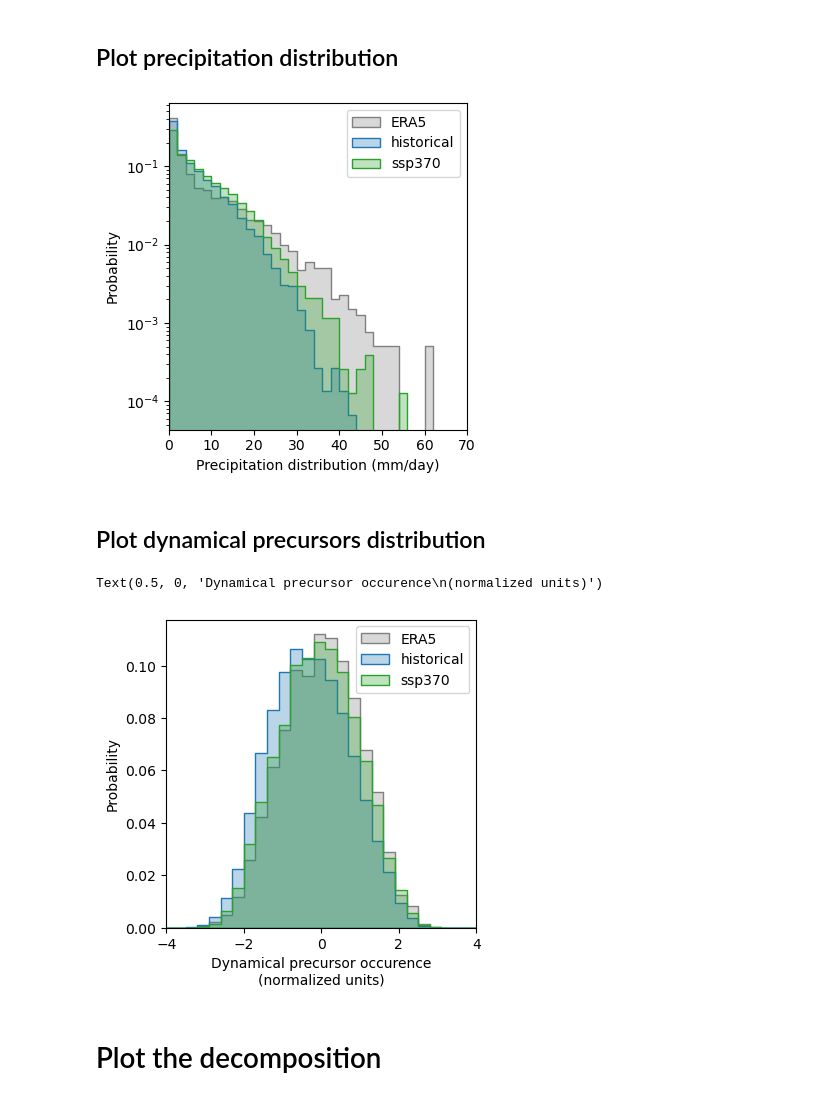
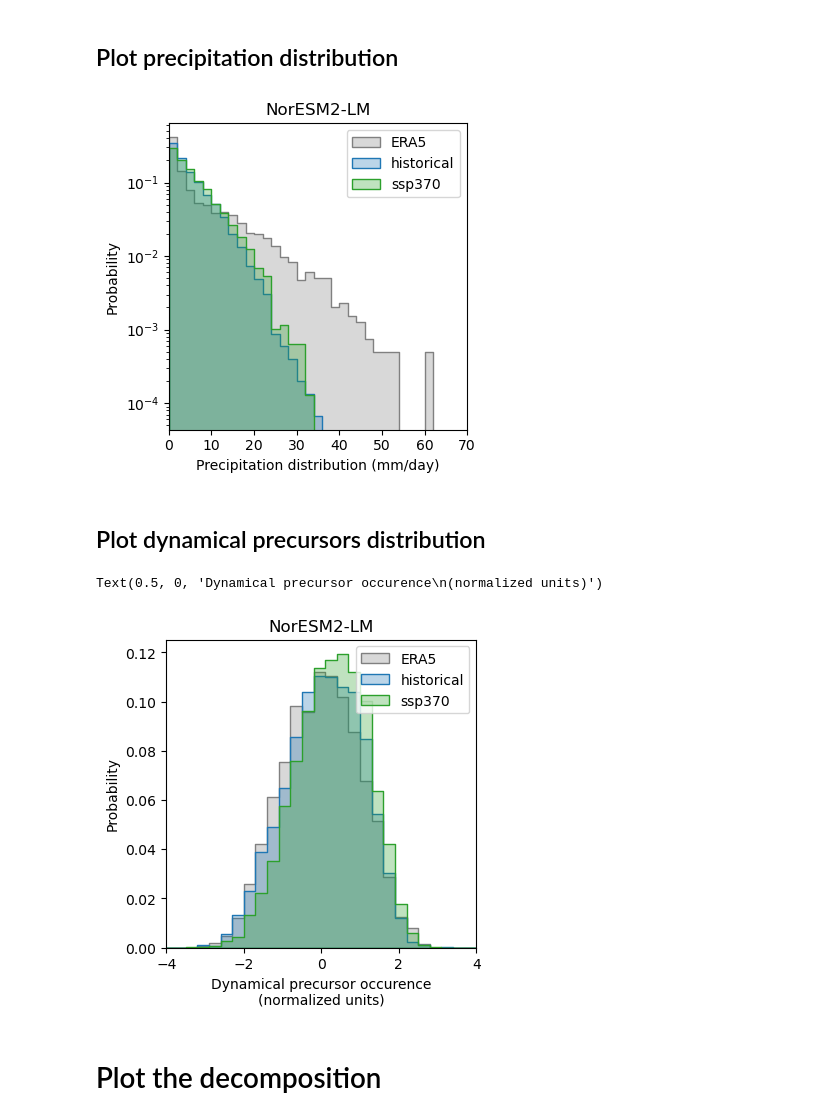
Before and after one commit to rguilcas/CMIP-EU-precip-precursors, a Jupyter notebook: model_assessment_example.ipynb, the cells around one changed output. Cells and saved outputs as stored; diff of their text form; code cells hidden in the pictures.

```diff
--- a/model_assessment_example.ipynb
+++ b/model_assessment_example.ipynb
@@ -7,7 +7,7 @@ import matplotlib.pyplot as plt
 # %% [markdown]
 # Load model data
 # %%
-model = 'IPSL-CM6A-LR'
+model = 'NorESM2-LM'
 
 ds_decomp = xr.open_dataset(f'/Data/gfi/share/ModData/CMIP_EU_Precip_Precursors/decompositions/{model}/decomp_DJF_region14.nc')
 ds_terms = xr.open_dataset(f'/Data/gfi/share/ModData/CMIP_EU_Precip_Precursors/decompositions/{model}/terms_DJF_region14.nc')
@@ -34,23 +34,24 @@ ax.set_xlim(0,70)
 ax.legend()
 ax.set_xlabel('Precipitation distribution (mm/day)')
 
+ax.set_title(model)
 plt.tight_layout()
 # %% [output]
-[figure, old version]
+[figure, new version]
 # %% [markdown]
 ## Plot dynamical precursors distribution
 # %%
 fig, ax = plt.subplots(figsize=(4,4))
 sns.histplot(ds_u_ref.to_series(), fill=True, stat='probability', element='step', bins=np.arange(-5,5,.3), label='ERA5', alpha=.3, color='.5')
 sns.histplot(ds_u_hist.to_series(), fill=True, stat='probability', element='step', bins=np.arange(-5,5,.3), label='historical', alpha=.3, color='C0')
 sns.histplot(ds_u_futur.to_series(), fill=True, stat='probability', element='step', bins=np.arange(-5,5,.3), label='ssp370', alpha=.3, color='C2')
-
+ax.set_title(model)
 ax.set_xlim(-4,4)
 ax.legend()
 ax.set_xlabel('Dynamical precursor occurence\n(normalized units)')
 # %% [output]
 Text(0.5, 0, 'Dynamical precursor occurence\n(normalized units)')
-[figure, old version]
+[figure, new version]
 # %% [markdown]
 # Plot the decomposition
 # %% [markdown]
```
Also changed, not shown: parts of 5 cells of this notebook.
